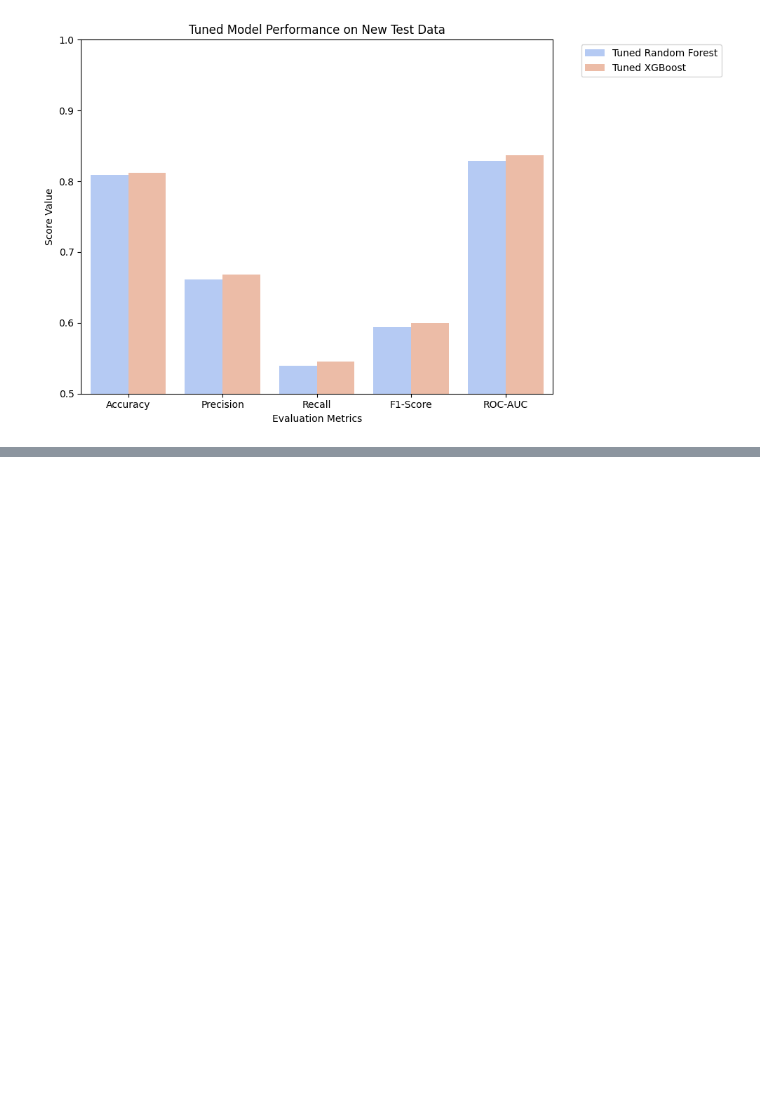
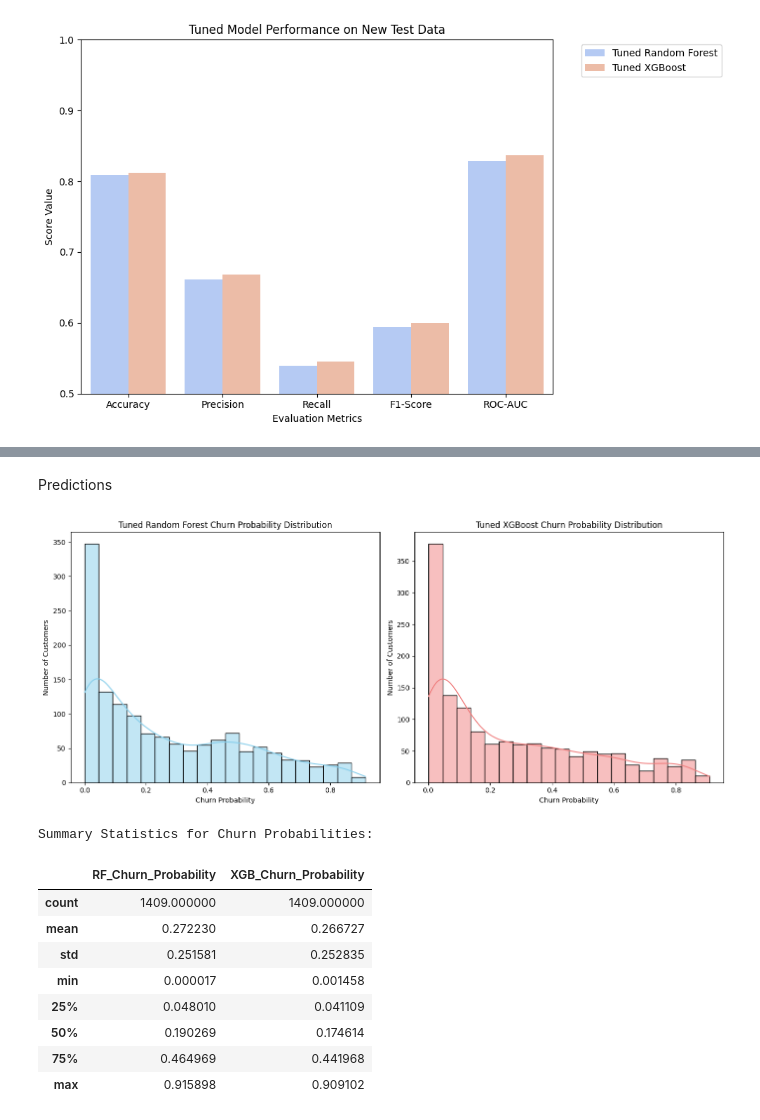
Before and after one commit to Aravindmu/Supervised-Learning-, a Jupyter notebook: Supervised_Learning.ipynb, the cells around one changed output, grey strips where cells are left out. Drawn from its saved outputs; the diff is of its cells as text; code cells hidden in the pictures; blank space fills up the shorter version.

```diff
--- a/Supervised_Learning.ipynb
+++ b/Supervised_Learning.ipynb
@@ -708,3 +708,15 @@ plt.tight_layout()
 plt.show()
 # %% [output]
 [figure]
+# %%
+rf_churn_probabilities = best_rf.predict_proba(X_test_final_aligned)[:, 1]
+
+xgb_churn_probabilities = best_xgb.predict_proba(X_test_final_aligned)[:, 1]
+
+predictions_df = pd.DataFrame({
+    'RF_Churn_Probability': rf_churn_probabilities,
+    'XGB_Churn_Probability': xgb_churn_probabilities
+})
+
+print("Churn Probabilities (First 10 customers):")
+display(predictions_df.head(10))
@@ -710,0 +736,34 @@ plt.show()
+# %% [markdown]
+Predictions
+# %%
+plt.figure(figsize=(14, 6))
+
+plt.subplot(1, 2, 1)
+sns.histplot(predictions_df['RF_Churn_Probability'], bins=20, kde=True, color='skyblue')
+plt.title('Tuned Random Forest Churn Probability Distribution')
+plt.xlabel('Churn Probability')
+plt.ylabel('Number of Customers')
+
+plt.subplot(1, 2, 2)
+sns.histplot(predictions_df['XGB_Churn_Probability'], bins=20, kde=True, color='lightcoral')
+plt.title('Tuned XGBoost Churn Probability Distribution')
+plt.xlabel('Churn Probability')
+plt.ylabel('Number of Customers')
+
+plt.tight_layout()
+plt.show()
+
+print("\nSummary Statistics for Churn Probabilities:")
+display(predictions_df.describe())
+# %% [output]
+[figure, added]
+Summary Statistics for Churn Probabilities:
+|  | RF_Churn_Probability | XGB_Churn_Probability |
+| count | 1409.000000 | 1409.000000 |
+| mean | 0.272230 | 0.266727 |
+| std | 0.251581 | 0.252835 |
+| min | 0.000017 | 0.001458 |
+| 25% | 0.048010 | 0.041109 |
+| 50% | 0.190269 | 0.174614 |
+| 75% | 0.464969 | 0.441968 |
+| max | 0.915898 | 0.909102 |
```
Also changed, not shown: parts of 1 cell of this notebook.
